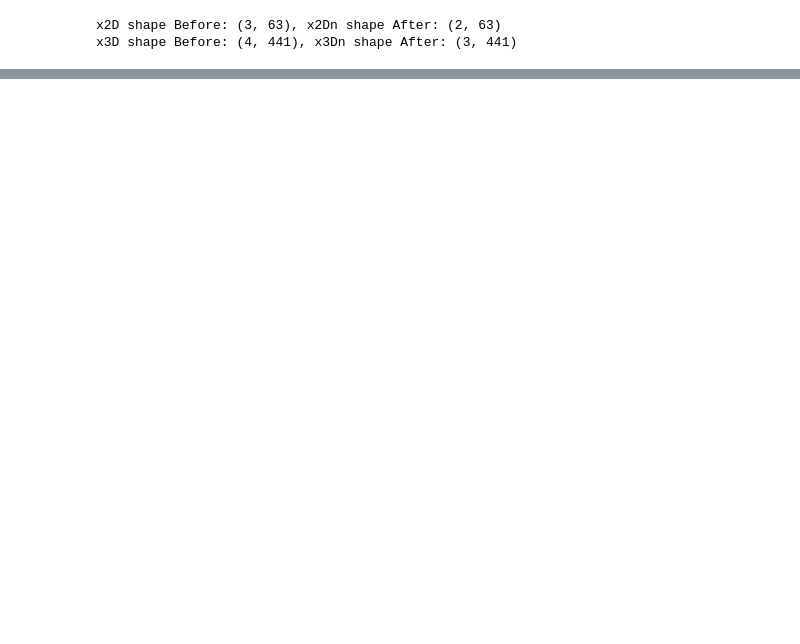
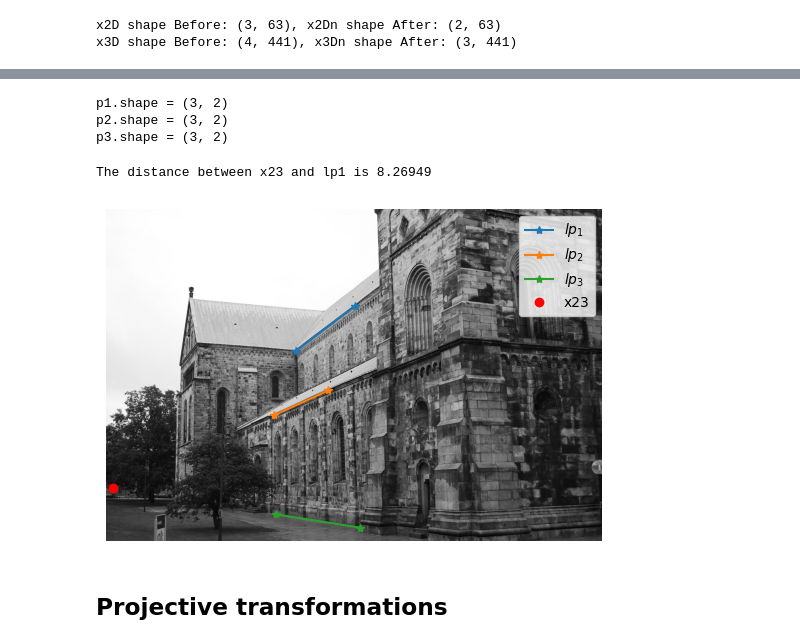
Before and after one commit to JesusPetro/Vision-Artificial-2P2025, a Jupyter notebook: semana 4/T00065696_work3.ipynb, the cells around one changed output, grey strips where cells are left out. Drawn from its saved outputs; the diff is of its cells as text; code cells hidden in the pictures; blank space fills up the shorter version.

```diff
--- a/semana 4/T00065696_work3.ipynb
+++ b/semana 4/T00065696_work3.ipynb
@@ -241,0 +626,19 @@ x3D shape Before: (4, 441), x3Dn shape After: (3, 441)
+# %%
+filename1 = 'compEx2.npz'
+filename2 = 'compEx2.JPG'
+
+path_filename1 = download_file(filename1)
+path_filename2 = download_file(filename2)
+
+data = np.load(path_filename1)
+img = Image.open(path_filename2)
+p1, p2, p3 = data['p1'], data['p2'], data['p3']
+
+
+print(f'{p1.shape = }')
+print(f'{p2.shape = }')
+print(f'{p3.shape = }')
+# %% [output]
+p1.shape = (3, 2)
+p2.shape = (3, 2)
+p3.shape = (3, 2)
@@ -241,0 +676,33 @@ x3D shape Before: (4, 441), x3Dn shape After: (3, 441)
+# %%
+
+
+plt.imshow(img, cmap = 'gray')
+
+lp1 = np.cross(p1[:, 0], p1[:, 1])
+lp2 = np.cross(p2[:, 0], p2[:, 1])
+lp3 = np.cross(p3[:, 0], p3[:, 1])
+
+i = 0
+for lp, p in zip((lp1, lp2, lp3), (p1, p2, p3)):
+    i += 1
+    plt.plot(p[0, :], p[1, :], marker="*", label=f"$lp_{i}$")
+
+# Use np.cross to calculate the intersection x23 of lines lp2 and lp3
+x23 = np.cross(lp2, lp3)
+x23 = pflat(x23)
+
+# Plot the intersection
+plt.plot(x23[0], x23[1], 'ro', label='x23')
+
+
+d = calculate_distance(lp1, x23)
+print(f'The distance between x23 and lp1 is {d:.5f}')
+
+plt.legend()
+plt.axis('off')
+plt.show()
+# %% [output]
+The distance between x23 and lp1 is 8.26949
+[figure, added]
+# %% [markdown]
+## __Projective transformations__
```
Also changed, not shown: parts of 18 cells of this notebook.
